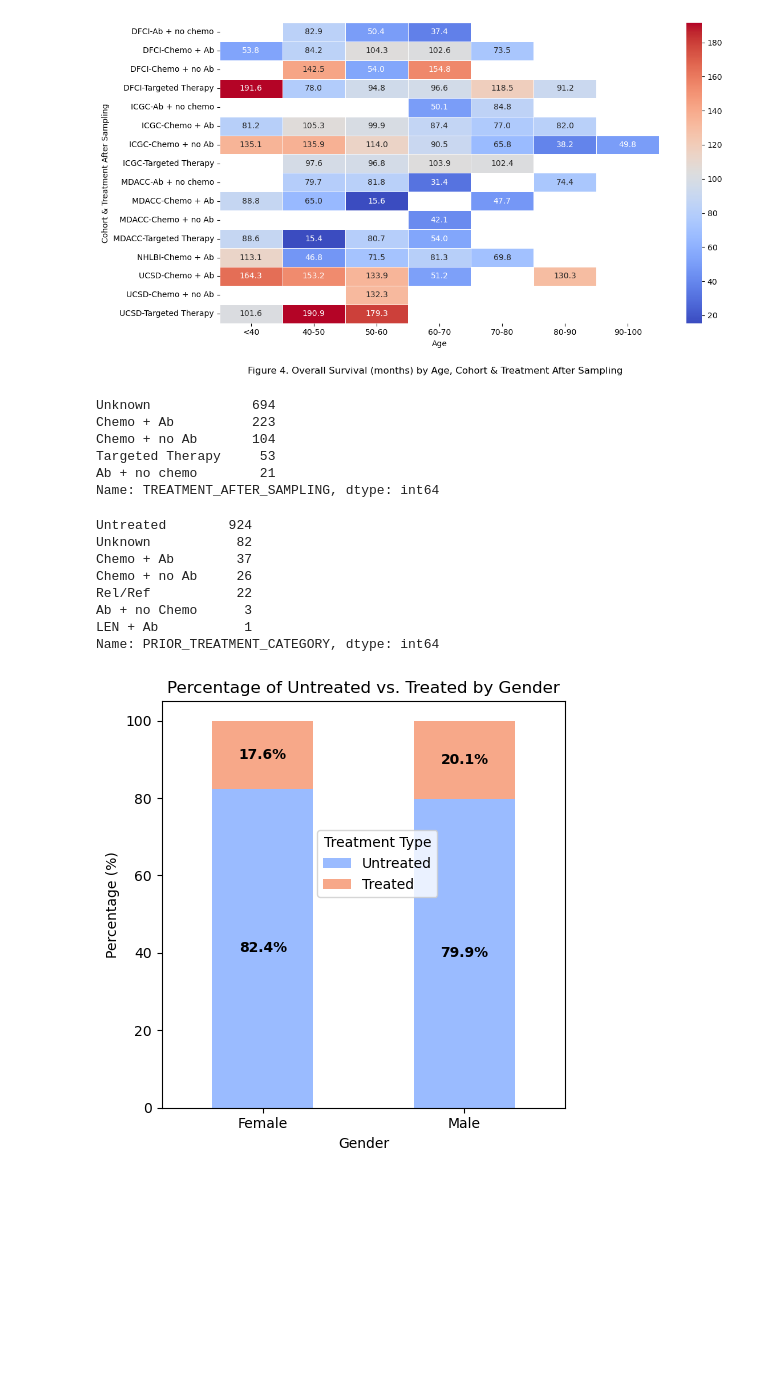
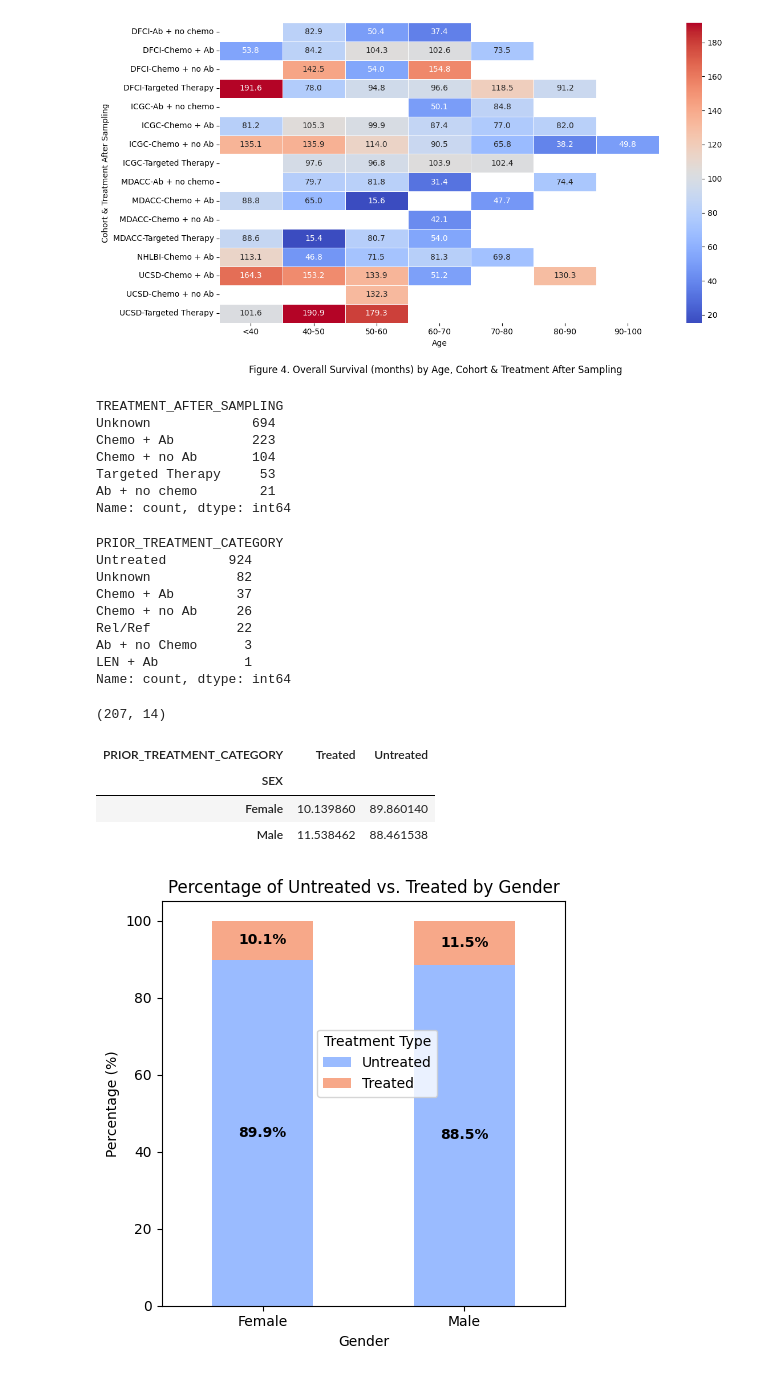
Before and after one commit to MahikaJaguste/msc-thesis, a Jupyter notebook: data-exploration/eda.ipynb, the cells around one changed output. Saved outputs shown, nothing was run; the diff lists cells and outputs as text; code cells hidden in the pictures; blank space fills up the shorter version.

```diff
--- a/data-exploration/eda.ipynb
+++ b/data-exploration/eda.ipynb
@@ -5,16 +5,18 @@ import matplotlib.patches as patches
 import seaborn as sns
 
 
-filename = "../data/cll_broad_2022_clinical_data.csv"
+filename = "../data/cbioportal/cll_broad_2022_clinical_data.csv"
 
 df = pd.read_csv(filename)
 original_df = df.copy()
 
 df = df[df['CANCER_TYPE_DETAILED'] == 'Chronic Lymphocytic Leukemia/Small Lymphocytic Lymphoma']
 
+
 # dispaly(df[df[¸'SEX'].isna()]) # most columns are missing data, so we drop rows with missing
 df.dropna(subset=['SEX'], inplace=True)
 # display(df['TREATMENT_STATUS'].isna().sum())
+# display(df['TREATMENT_AFTER_SAMPLING'].value_counts())
 
 treatments = ["Chemo + Ab", "Chemo + no Ab", "Ab + no chemo", "Unknown"]
 df['TREATMENT_AFTER_SAMPLING'] = df['TREATMENT_AFTER_SAMPLING'].fillna("Unknown")
@@ -140,15 +146,17 @@ plt.show()
 # %%
 df['TREATMENT_AFTER_SAMPLING'].value_counts()
 # %% [output]
+TREATMENT_AFTER_SAMPLING
 Unknown             694
 Chemo + Ab          223
 Chemo + no Ab       104
 Targeted Therapy     53
 Ab + no chemo        21
-Name: TREATMENT_AFTER_SAMPLING, dtype: int64
+Name: count, dtype: int64
 # %%
 df['PRIOR_TREATMENT_CATEGORY'].value_counts()
 # %% [output]
+PRIOR_TREATMENT_CATEGORY
 Untreated        924
 Unknown           82
 Chemo + Ab        37
@@ -156,39 +164,48 @@ Chemo + no Ab     26
 Rel/Ref           22
 Ab + no Chemo      3
 LEN + Ab           1
-Name: PRIOR_TREATMENT_CATEGORY, dtype: int64
+Name: count, dtype: int64
-# %%
-# remove people who are diagnosed at same age as sampling
-df = df.drop(df[(df['PRIOR_TREATMENT_CATEGORY'] == "Untreated") & (df['AGE'] == df['AGE_SAMPLING'])].index)
+# %%
+df[(df['PRIOR_TREATMENT_CATEGORY'] == "Untreated") & (df['AGE'] == df['AGE_SAMPLING'])].shape
+# %% [output]
+(207, 14)
 # %%
-new_df = df.dropna(subset=["PRIOR_TREATMENT_CATEGORY"])
+# remove people who are diagnosed at same age as sampling
+new_df = df.drop(df[(df['PRIOR_TREATMENT_CATEGORY'] == "Untreated") & (df['AGE'] == df['AGE_SAMPLING'])].index)
+new_df = new_df.dropna(subset=["PRIOR_TREATMENT_CATEGORY"])
+new_df = new_df[new_df['PRIOR_TREATMENT_CATEGORY'] != "Unknown"]
 new_df["PRIOR_TREATMENT_CATEGORY"] = new_df["PRIOR_TREATMENT_CATEGORY"].apply(lambda x: "Untreated" if x == "Untreated" else "Treated")
 gender_counts = new_df.groupby("SEX")["PRIOR_TREATMENT_CATEGORY"].value_counts(normalize=True).unstack() * 100
+display(gender_counts)
 
 # Plot as a stacked bar chart
 # color = ['#c9d7f0', '#edd1c2']
 ax = gender_counts[["Untreated", "Treated"]].plot(kind="bar", stacked=True, color = ['#9abbff', '#f7a889'], figsize=(5, 5), )
 
 # Add percentage labels inside bars
 for bars in ax.containers:
     for bar in bars:
         height = bar.get_height()
         if height > 0:  # Only label non-zero bars
             ax.annotate(f'{height:.1f}%',  # Format as percentage
                         (bar.get_x() + bar.get_width() / 2, bar.get_y() + height / 2),  # Centered position
                         ha='center', va='center', fontsize=10, fontweight='bold', color='black')
 
 txt = "Percentage of Untreated vs. Treated by Gender"
 plt.title(txt)
 plt.xlabel("Gender")
 plt.ylabel("Percentage (%)")
 plt.xticks(rotation=0)
 plt.legend(title="Treatment Type", bbox_to_anchor=(0.7, 0.7))
 plt.tight_layout()
 # plt.figtext(0.5, -0.05, txt, wrap=True, horizontalalignment='center', fontsize=12)
 plt.savefig("../data/EDA_Images/untreated_gender.png", dpi=300, bbox_inches="tight")
 plt.show()
 # %% [output]
+| PRIOR_TREATMENT_CATEGORY | Treated | Untreated |
+| SEX |  |  |
+| Female | 10.139860 | 89.860140 |
+| Male | 11.538462 | 88.461538 |
-[figure, old version]
+[figure, new version]
 # %%
 # remove people who are diagnosed at same age as sampling
```
Also changed, not shown: parts of 5 cells of this notebook.
